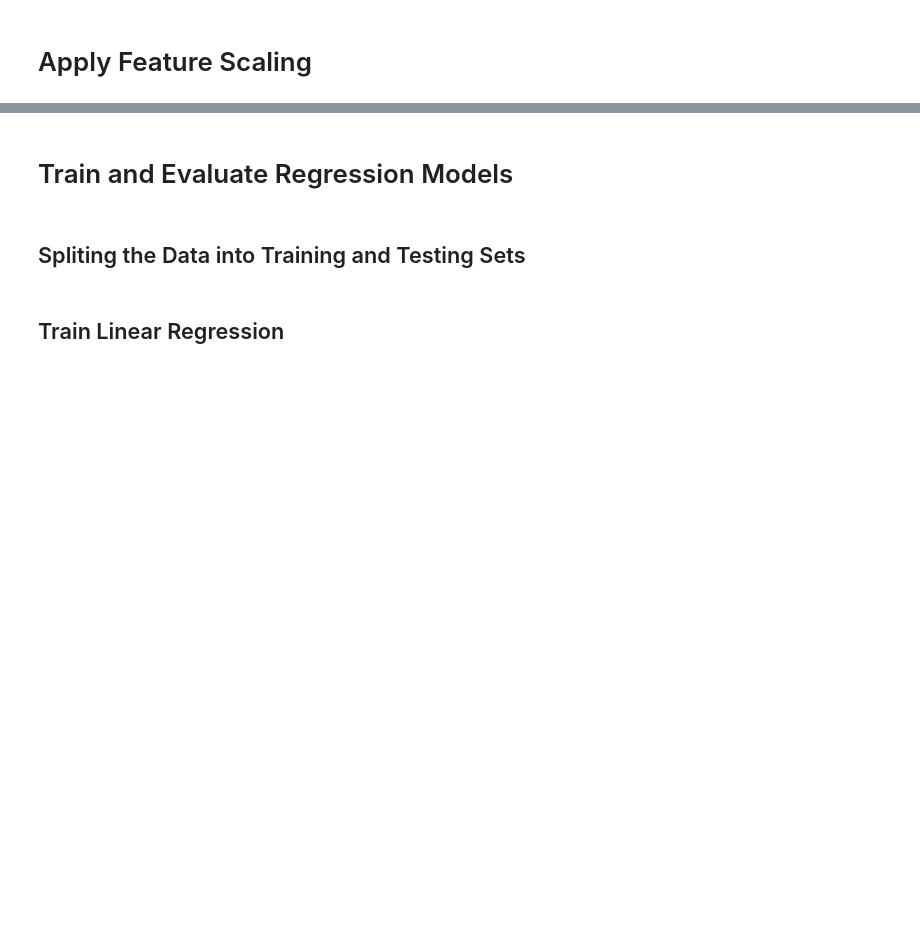
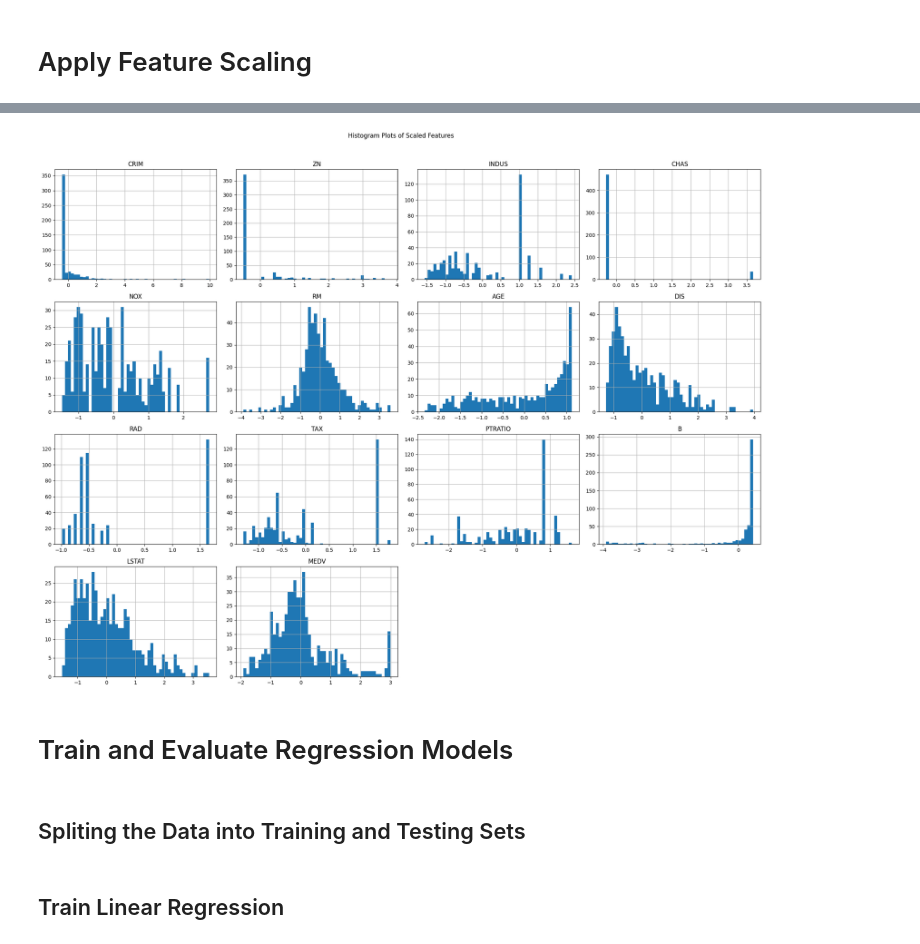
Before and after one commit to Wrudra/CSE-445-Machine-Learning-Assignment-1-Spring-2025, a Jupyter notebook: boston-housing-cse445-assignment.ipynb, the cells around one changed output, grey strips where cells are left out. Cells and saved outputs as stored; diff of their text form; code cells hidden in the pictures; blank space fills up the shorter version.

```diff
--- a/boston-housing-cse445-assignment.ipynb
+++ b/boston-housing-cse445-assignment.ipynb
@@ -140,13 +164,2 @@ plt.show()
 # %% [markdown]
 # Apply Feature Scaling
-# %%
-# CRIM, ZN, TAX, B features for Min-Max Normalization
-# Because of Left-Right skewed values with large scale
-
-cols = ["CRIM", "ZN", "TAX", "B"]
-
-for col in cols:
-    minimum = min(df[col])
-    maximum = max(df[col])
-    # Min-Max Normalization formula
-    df[col] = (df[col] - minimum) / (maximum - minimum)
@@ -164,0 +166,8 @@ plt.show()
+# %%
+# Initialize the StandardScaler
+scaler = StandardScaler()
+
+# Fit and transform the entire dataset (excluding the target variable if it exists)
+df = pd.DataFrame(scaler.fit_transform(df), columns=df.columns)
+
+df
@@ -165,2 +188,10 @@ plt.show()
+# %%
+# Plot histograms for all scaled features
+df.hist(bins=50, figsize=(20, 15))
+plt.suptitle("Histogram Plots of Scaled Features", y=1.02)
+plt.tight_layout()
+plt.show()
+# %% [output]
+[figure, added]
 # %% [markdown]
 # Train and Evaluate Regression Models
```
Also changed, not shown: parts of 8 cells of this notebook.
